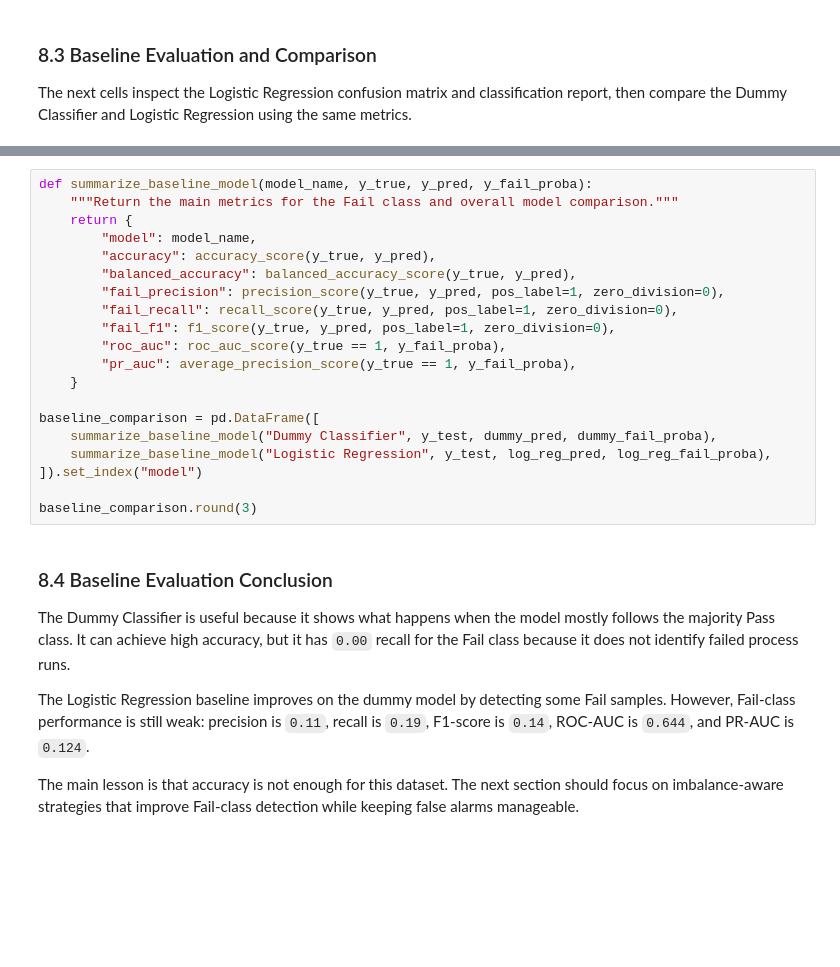
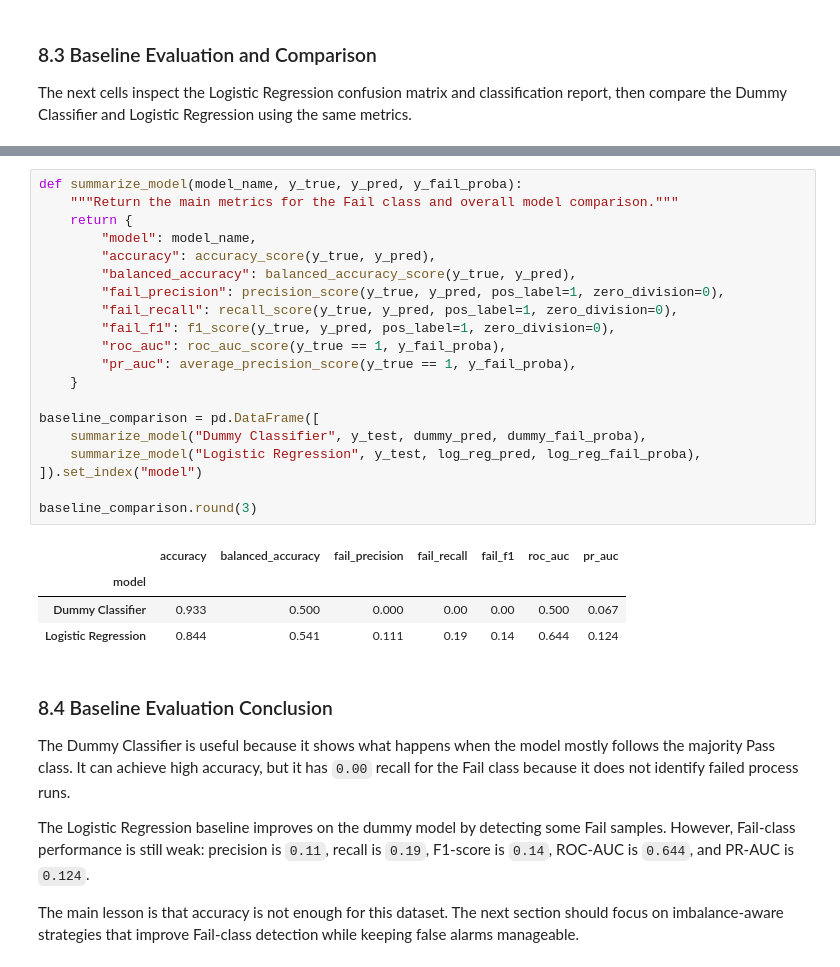
Before and after one commit to Spalding13/secom-fault-detection, a Jupyter notebook: notebooks/01_secom_fault_detection.ipynb, the cells around one changed output, grey strips where cells are left out. Drawn from its saved outputs; the diff is of its cells as text; blank space fills up the shorter version.

```diff
--- a/notebooks/01_secom_fault_detection.ipynb
+++ b/notebooks/01_secom_fault_detection.ipynb
@@ -512,23 +663,28 @@ print(f"PR-AUC: {pr_auc:.3f}")
 # %%
-def summarize_baseline_model(model_name, y_true, y_pred, y_fail_proba):
+def summarize_model(model_name, y_true, y_pred, y_fail_proba):
     """Return the main metrics for the Fail class and overall model comparison."""
     return {
         "model": model_name,
         "accuracy": accuracy_score(y_true, y_pred),
         "balanced_accuracy": balanced_accuracy_score(y_true, y_pred),
         "fail_precision": precision_score(y_true, y_pred, pos_label=1, zero_division=0),
         "fail_recall": recall_score(y_true, y_pred, pos_label=1, zero_division=0),
         "fail_f1": f1_score(y_true, y_pred, pos_label=1, zero_division=0),
         "roc_auc": roc_auc_score(y_true == 1, y_fail_proba),
         "pr_auc": average_precision_score(y_true == 1, y_fail_proba),
     }
 
 baseline_comparison = pd.DataFrame([
-    summarize_baseline_model("Dummy Classifier", y_test, dummy_pred, dummy_fail_proba),
-    summarize_baseline_model("Logistic Regression", y_test, log_reg_pred, log_reg_fail_proba),
+    summarize_model("Dummy Classifier", y_test, dummy_pred, dummy_fail_proba),
+    summarize_model("Logistic Regression", y_test, log_reg_pred, log_reg_fail_proba),
 ]).set_index("model")
 
 baseline_comparison.round(3)
+# %% [output]
+|  | accuracy | balanced_accuracy | fail_precision | fail_recall | fail_f1 | roc_auc | pr_auc |
+| model |  |  |  |  |  |  |  |
+| Dummy Classifier | 0.933 | 0.500 | 0.000 | 0.00 | 0.00 | 0.500 | 0.067 |
+| Logistic Regression | 0.844 | 0.541 | 0.111 | 0.19 | 0.14 | 0.644 | 0.124 |
 # %% [markdown]
 ### 8.4 Baseline Evaluation Conclusion
 
```
Also changed, not shown: parts of 32 cells of this notebook, 1 other file.
